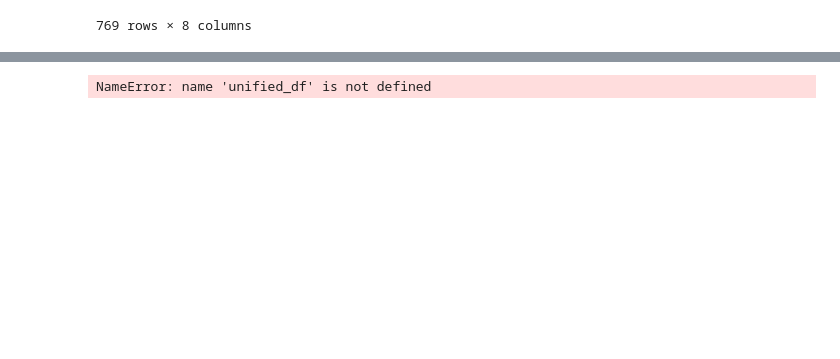
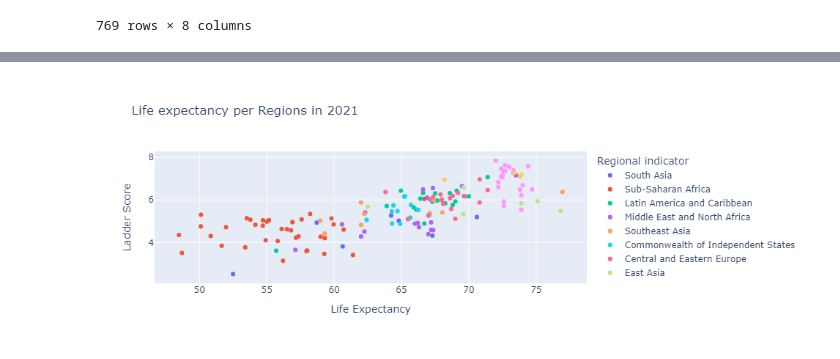
Before and after one commit to Ryan-Malin/TeamHappinessMain, a Jupyter notebook: Asels.ipynb, the cells around one changed output, grey strips where cells are left out. Cells and saved outputs as stored; diff of their text form; code cells hidden in the pictures; blank space fills up the shorter version.

```diff
--- a/Asels.ipynb
+++ b/Asels.ipynb
@@ -194,6 +195,24 @@ unified_data.head()
+# %%
+#Bubble plot: A bubble plot is a scatterplot where the circle size is mapped to the value of a third numeric variable. This section shows many bubble plots made with Python, using both the Matplotlib and Seaborn libraries.
+
+fig= px.scatter(chart_countries_df.loc[2021],x='Life Expectancy', y='Ladder Score', color='Regional indicator', hover_data=['Country'], title="Life expectancy per Regions in 2021")
+fig.write_image("Life.png")
+fig.show()
+# %% [output]
+[figure, added]
 # %%
+#calculating correlation between generosity and ladder score
+df_2021 = happiness_combined_df.loc[2021]
+generosity = df_2021['Generosity']
+ladder = df_2021['Ladder Score']
+
+correlation = st.pearsonr(df_2021['Ladder Score'], df_2021['Generosity'])
+
+plt.scatter(generosity, ladder)
+plt.xlabel('Generosity')
+plt.ylabel('Ladder Score')
+print(f"The correlation between both factors is {round(correlation[0],2)}")
+plt.show()
-# %% [output]
-NameError: name 'unified_df' is not defined
 # %%
 # Calculate the correlation coefficient and linear regression model for
 #average ladder score (happiness index) and average genorisity for the top 5 happy places and bottom 5 places
```
Also changed, not shown: parts of 8 cells of this notebook, 10 other files.
